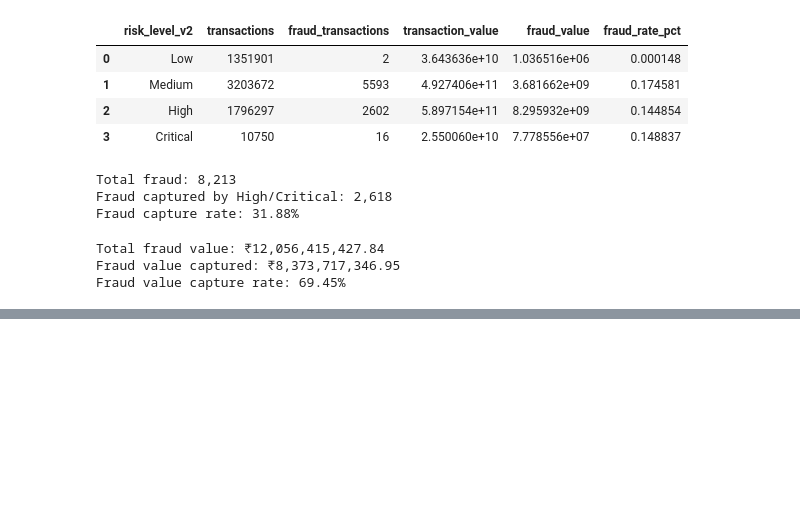
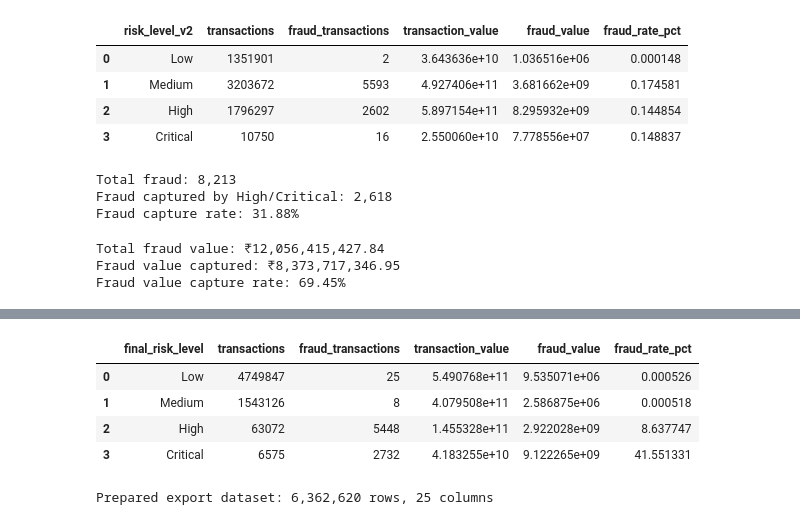
Before and after one commit to Preetam-13/financial-transaction-risk-fraud-analytics, a Jupyter notebook: notebooks/01_data_profiling.ipynb, the cells around one changed output, grey strips where cells are left out. Cells and saved outputs as stored; diff of their text form; code cells hidden in the pictures; blank space fills up the shorter version.

```diff
--- a/notebooks/01_data_profiling.ipynb
+++ b/notebooks/01_data_profiling.ipynb
@@ -787,0 +1266,20 @@ Fraud value capture rate: 69.45%
+# %%
+# CORRECTED RULE-BASED RISK SCORE
+# This cell can be rerun independently after the feature-engineering cells.
+# It uses origin_balance_anomaly and excludes destination_balance_mismatch.
+
+df_analytics["origin_balance_anomaly"] = (
+    df_analytics["origin_balance_mismatch"] == 0
+).astype(int)
+
+df_analytics["risk_score_corrected"] = (
+    df_analytics["existing_flag"] * 35
+    + df_analytics["zero_amount_flag"] * 35
+    + df_analytics["origin_balance_anomaly"] * 25
+    + df_analytics["full_origin_depletion"] * 20
+    + df_analytics["type_risk_flag"] * 10
+    + df_analytics["amount_above_p95"] * 10
+).clip(upper=100)
+
+print("Corrected rule-based score created.")
+print(df_analytics["risk_score_corrected"].describe())
@@ -787,0 +1331,28 @@ Fraud value capture rate: 69.45%
+# %%
+final_performance = (
+    df_analytics.groupby("final_risk_level", observed=True)
+    .agg(
+        transactions=("transaction_id", "count"),
+        fraud_transactions=("isFraud", "sum"),
+        transaction_value=("amount", "sum"),
+        fraud_value=(
+            "amount",
+            lambda x: x[df_analytics.loc[x.index, "isFraud"] == 1].sum()
+        )
+    )
+    .reset_index()
+)
+
+final_performance["fraud_rate_pct"] = (
+    final_performance["fraud_transactions"]
+    / final_performance["transactions"]
+    * 100
+)
+
+final_performance
+# %% [output]
+|  | final_risk_level | transactions | fraud_transactions | transaction_value | fraud_value | fraud_rate_pct |
+| 0 | Low | 4749847 | 25 | 5.490768e+11 | 9.535071e+06 | 0.000526 |
+| 1 | Medium | 1543126 | 8 | 4.079508e+11 | 2.586875e+06 | 0.000518 |
+| 2 | High | 63072 | 5448 | 1.455328e+11 | 2.922028e+09 | 8.637747 |
+| 3 | Critical | 6575 | 2732 | 4.183255e+10 | 9.122265e+09 | 41.551331 |
@@ -787,0 +1364,21 @@ Fraud value capture rate: 69.45%
+# %%
+# Export the final risk-scored transaction dataset
+output_columns = [
+    "transaction_id", "step", "hour", "day", "type", "amount",
+    "nameOrig", "oldbalanceOrg", "newbalanceOrig",
+    "nameDest", "oldbalanceDest", "newbalanceDest",
+    "isFraud", "isFlaggedFraud", "type_risk_flag",
+    "zero_amount_flag", "full_origin_depletion",
+    "origin_balance_anomaly", "amount_above_p95",
+    "anomaly_score", "is_anomaly", "risk_score_corrected",
+    "anomaly_risk_points", "final_risk_score", "final_risk_level"
+]
+
+missing_columns = [col for col in output_columns if col not in df_analytics.columns]
+if missing_columns:
+    raise KeyError(f"Missing columns required for export: {missing_columns}")
+
+final_dataset = df_analytics[output_columns].copy()
+print(f"Prepared export dataset: {len(final_dataset):,} rows, {len(final_dataset.columns)} columns")
+# %% [output]
+Prepared export dataset: 6,362,620 rows, 25 columns
```
Also changed, not shown: parts of 29 cells of this notebook, 1 other file.
